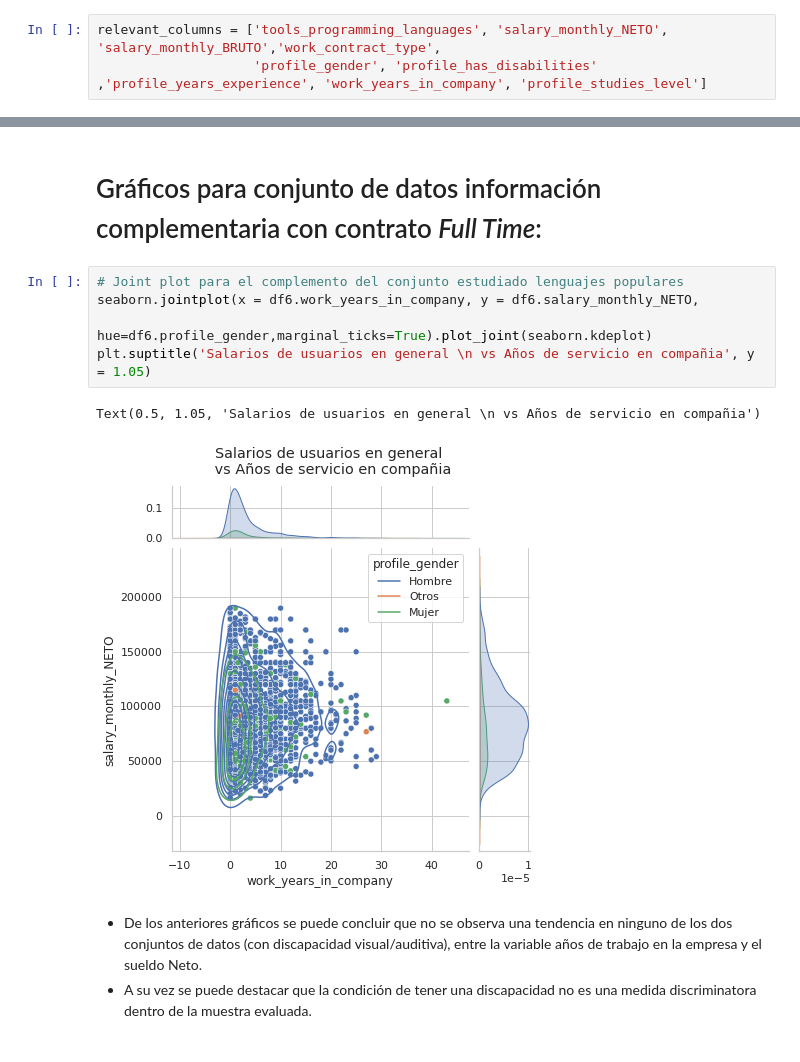
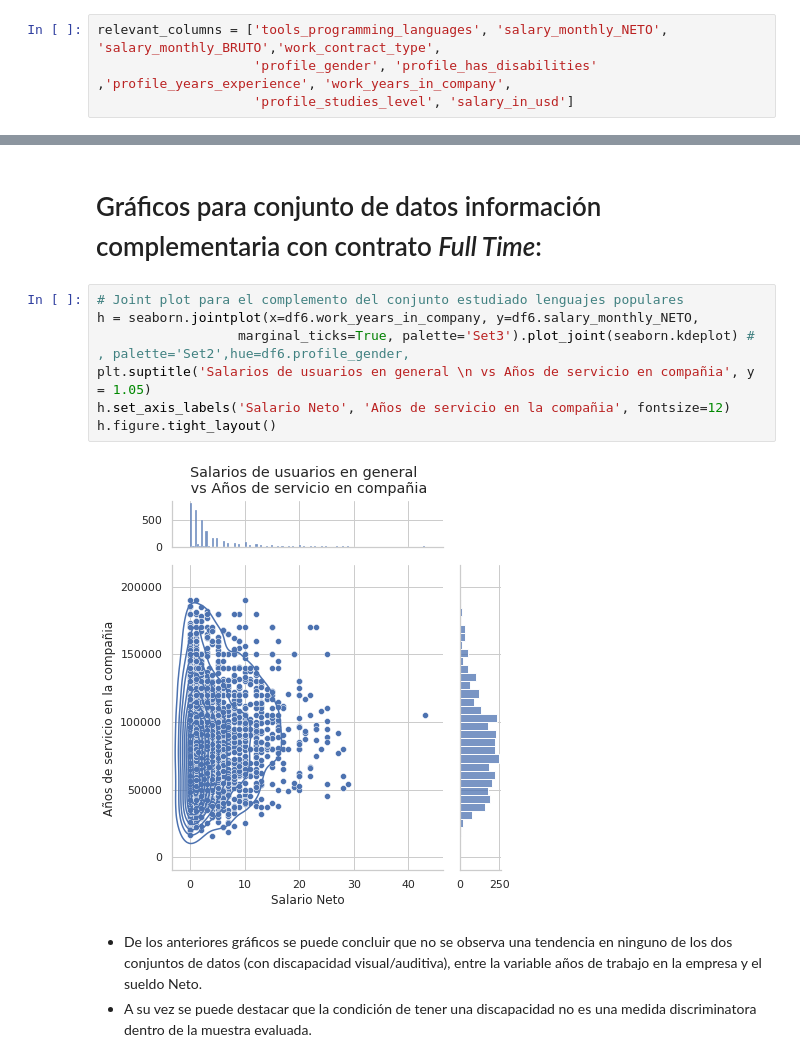
Before and after one commit to argennof/Data_A-V_2022, a Jupyter notebook: Grupo_24_Entregable_Parte_1.ipynb, the cells around one changed output, grey strips where cells are left out. Saved outputs shown, nothing was run; the diff lists cells and outputs as text.

```diff
--- a/Grupo_24_Entregable_Parte_1.ipynb
+++ b/Grupo_24_Entregable_Parte_1.ipynb
@@ -106,7 +107,8 @@ Name: tools_programming_languages, Length: 6095, dtype: object
 #### * Selección de las columnas relevantes:
 # %%
 relevant_columns = ['tools_programming_languages', 'salary_monthly_NETO', 'salary_monthly_BRUTO','work_contract_type',
-                    'profile_gender', 'profile_has_disabilities' ,'profile_years_experience', 'work_years_in_company', 'profile_studies_level']
+                    'profile_gender', 'profile_has_disabilities' ,'profile_years_experience', 'work_years_in_company',
+                    'profile_studies_level', 'salary_in_usd']
 # %% [markdown]
 #### * Limpieza del conjunto base:
 # %%
@@ -581,12 +585,13 @@ g.figure.tight_layout()
 # Gráficos para conjunto de datos información complementaria con contrato _Full Time_:
 # %%
 # Joint plot para el complemento del conjunto estudiado lenguajes populares
-seaborn.jointplot(x = df6.work_years_in_company, y = df6.salary_monthly_NETO,
-                  hue=df6.profile_gender,marginal_ticks=True).plot_joint(seaborn.kdeplot)
+h = seaborn.jointplot(x=df6.work_years_in_company, y=df6.salary_monthly_NETO,
+                  marginal_ticks=True, palette='Set3').plot_joint(seaborn.kdeplot) # , palette='Set2',hue=df6.profile_gender,
 plt.suptitle('Salarios de usuarios en general \n vs Años de servicio en compañia', y = 1.05)
+h.set_axis_labels('Salario Neto', 'Años de servicio en la compañia', fontsize=12)
+h.figure.tight_layout()
 # %% [output]
-Text(0.5, 1.05, 'Salarios de usuarios en general \n vs Años de servicio en compañia')
-[figure, old version]
+[figure, new version]
 # %% [markdown]
 * De los anteriores gráficos se puede concluir que no se observa una tendencia en ninguno de los dos conjuntos de datos (con discapacidad visual/auditiva), entre la variable  años de trabajo en la empresa y el sueldo Neto.
 * A su vez se puede destacar que la condición de tener una discapacidad no es una medida discriminatora dentro de la muestra evaluada.
```
Also changed, not shown: parts of 17 cells of this notebook.
